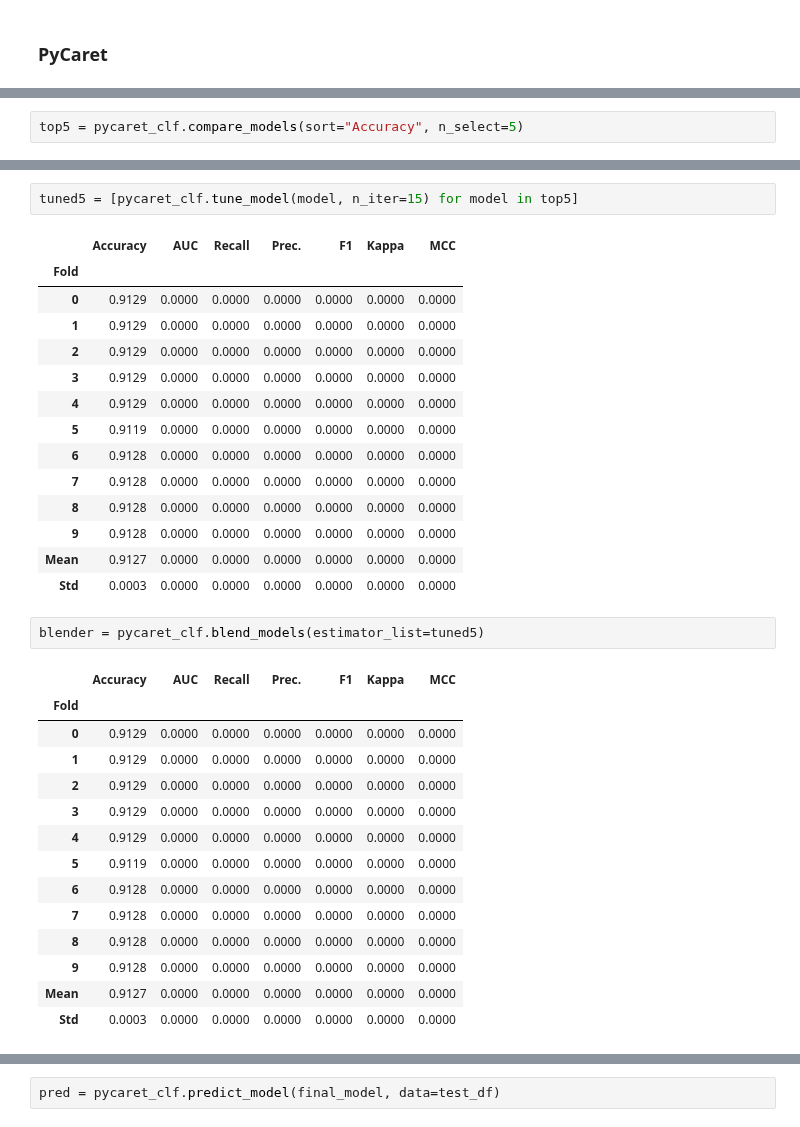
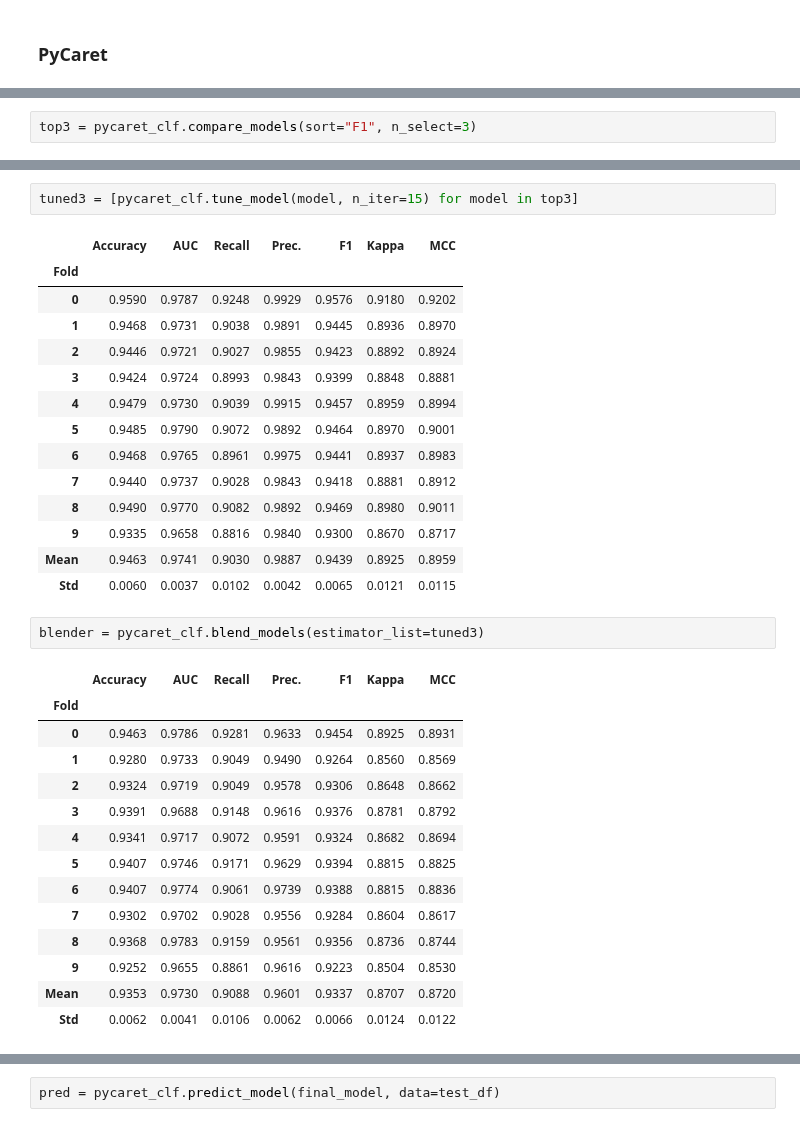
Before and after one commit to nuyhc/Struggles, a Jupyter notebook: Classifying Oil Conditions of Construction Machine/clf_oil_cond_cm.ipynb, the cells around one changed output, grey strips where cells are left out. Drawn from its saved outputs; the diff is of its cells as text.

Commit message:
tuned3 - xtc, rf, lgbm

```diff
--- a/Classifying Oil Conditions of Construction Machine/clf_oil_cond_cm.ipynb
+++ b/Classifying Oil Conditions of Construction Machine/clf_oil_cond_cm.ipynb
@@ -101,4 +205,4 @@ clf = pycaret_clf.models()
 # %%
-top5 = pycaret_clf.compare_models(sort="Accuracy", n_select=5)
+top3 = pycaret_clf.compare_models(sort="F1", n_select=3)
 # %% [output]
 |  | Model | Accuracy | AUC | Recall | Prec. | F1 | Kappa | MCC | TT (Sec) |
@@ -119,36 +223,36 @@ top5 = pycaret_clf.compare_models(sort="Accuracy", n_select=5)
 # %%
-tuned5 = [pycaret_clf.tune_model(model, n_iter=15) for model in top5]
+tuned3 = [pycaret_clf.tune_model(model, n_iter=15) for model in top3]
 # %% [output]
 |  | Accuracy | AUC | Recall | Prec. | F1 | Kappa | MCC |
 | Fold |  |  |  |  |  |  |  |
-| 0 | 0.9129 | 0.0000 | 0.0000 | 0.0000 | 0.0000 | 0.0000 | 0.0000 |
-| 1 | 0.9129 | 0.0000 | 0.0000 | 0.0000 | 0.0000 | 0.0000 | 0.0000 |
-| 2 | 0.9129 | 0.0000 | 0.0000 | 0.0000 | 0.0000 | 0.0000 | 0.0000 |
-| 3 | 0.9129 | 0.0000 | 0.0000 | 0.0000 | 0.0000 | 0.0000 | 0.0000 |
-| 4 | 0.9129 | 0.0000 | 0.0000 | 0.0000 | 0.0000 | 0.0000 | 0.0000 |
-| 5 | 0.9119 | 0.0000 | 0.0000 | 0.0000 | 0.0000 | 0.0000 | 0.0000 |
-| 6 | 0.9128 | 0.0000 | 0.0000 | 0.0000 | 0.0000 | 0.0000 | 0.0000 |
-| 7 | 0.9128 | 0.0000 | 0.0000 | 0.0000 | 0.0000 | 0.0000 | 0.0000 |
-| 8 | 0.9128 | 0.0000 | 0.0000 | 0.0000 | 0.0000 | 0.0000 | 0.0000 |
-| 9 | 0.9128 | 0.0000 | 0.0000 | 0.0000 | 0.0000 | 0.0000 | 0.0000 |
-| Mean | 0.9127 | 0.0000 | 0.0000 | 0.0000 | 0.0000 | 0.0000 | 0.0000 |
-| Std | 0.0003 | 0.0000 | 0.0000 | 0.0000 | 0.0000 | 0.0000 | 0.0000 |
+| 0 | 0.9590 | 0.9787 | 0.9248 | 0.9929 | 0.9576 | 0.9180 | 0.9202 |
+| 1 | 0.9468 | 0.9731 | 0.9038 | 0.9891 | 0.9445 | 0.8936 | 0.8970 |
+| 2 | 0.9446 | 0.9721 | 0.9027 | 0.9855 | 0.9423 | 0.8892 | 0.8924 |
+| 3 | 0.9424 | 0.9724 | 0.8993 | 0.9843 | 0.9399 | 0.8848 | 0.8881 |
+| 4 | 0.9479 | 0.9730 | 0.9039 | 0.9915 | 0.9457 | 0.8959 | 0.8994 |
+| 5 | 0.9485 | 0.9790 | 0.9072 | 0.9892 | 0.9464 | 0.8970 | 0.9001 |
+| 6 | 0.9468 | 0.9765 | 0.8961 | 0.9975 | 0.9441 | 0.8937 | 0.8983 |
+| 7 | 0.9440 | 0.9737 | 0.9028 | 0.9843 | 0.9418 | 0.8881 | 0.8912 |
+| 8 | 0.9490 | 0.9770 | 0.9082 | 0.9892 | 0.9469 | 0.8980 | 0.9011 |
+| 9 | 0.9335 | 0.9658 | 0.8816 | 0.9840 | 0.9300 | 0.8670 | 0.8717 |
+| Mean | 0.9463 | 0.9741 | 0.9030 | 0.9887 | 0.9439 | 0.8925 | 0.8959 |
+| Std | 0.0060 | 0.0037 | 0.0102 | 0.0042 | 0.0065 | 0.0121 | 0.0115 |
 # %%
-blender = pycaret_clf.blend_models(estimator_list=tuned5)
+blender = pycaret_clf.blend_models(estimator_list=tuned3)
 # %% [output]
 |  | Accuracy | AUC | Recall | Prec. | F1 | Kappa | MCC |
 | Fold |  |  |  |  |  |  |  |
-| 0 | 0.9129 | 0.0000 | 0.0000 | 0.0000 | 0.0000 | 0.0000 | 0.0000 |
-| 1 | 0.9129 | 0.0000 | 0.0000 | 0.0000 | 0.0000 | 0.0000 | 0.0000 |
-| 2 | 0.9129 | 0.0000 | 0.0000 | 0.0000 | 0.0000 | 0.0000 | 0.0000 |
-| 3 | 0.9129 | 0.0000 | 0.0000 | 0.0000 | 0.0000 | 0.0000 | 0.0000 |
-| 4 | 0.9129 | 0.0000 | 0.0000 | 0.0000 | 0.0000 | 0.0000 | 0.0000 |
-| 5 | 0.9119 | 0.0000 | 0.0000 | 0.0000 | 0.0000 | 0.0000 | 0.0000 |
-| 6 | 0.9128 | 0.0000 | 0.0000 | 0.0000 | 0.0000 | 0.0000 | 0.0000 |
-| 7 | 0.9128 | 0.0000 | 0.0000 | 0.0000 | 0.0000 | 0.0000 | 0.0000 |
-| 8 | 0.9128 | 0.0000 | 0.0000 | 0.0000 | 0.0000 | 0.0000 | 0.0000 |
-| 9 | 0.9128 | 0.0000 | 0.0000 | 0.0000 | 0.0000 | 0.0000 | 0.0000 |
-| Mean | 0.9127 | 0.0000 | 0.0000 | 0.0000 | 0.0000 | 0.0000 | 0.0000 |
-| Std | 0.0003 | 0.0000 | 0.0000 | 0.0000 | 0.0000 | 0.0000 | 0.0000 |
+| 0 | 0.9463 | 0.9786 | 0.9281 | 0.9633 | 0.9454 | 0.8925 | 0.8931 |
+| 1 | 0.9280 | 0.9733 | 0.9049 | 0.9490 | 0.9264 | 0.8560 | 0.8569 |
+| 2 | 0.9324 | 0.9719 | 0.9049 | 0.9578 | 0.9306 | 0.8648 | 0.8662 |
+| 3 | 0.9391 | 0.9688 | 0.9148 | 0.9616 | 0.9376 | 0.8781 | 0.8792 |
+| 4 | 0.9341 | 0.9717 | 0.9072 | 0.9591 | 0.9324 | 0.8682 | 0.8694 |
+| 5 | 0.9407 | 0.9746 | 0.9171 | 0.9629 | 0.9394 | 0.8815 | 0.8825 |
+| 6 | 0.9407 | 0.9774 | 0.9061 | 0.9739 | 0.9388 | 0.8815 | 0.8836 |
+| 7 | 0.9302 | 0.9702 | 0.9028 | 0.9556 | 0.9284 | 0.8604 | 0.8617 |
+| 8 | 0.9368 | 0.9783 | 0.9159 | 0.9561 | 0.9356 | 0.8736 | 0.8744 |
+| 9 | 0.9252 | 0.9655 | 0.8861 | 0.9616 | 0.9223 | 0.8504 | 0.8530 |
+| Mean | 0.9353 | 0.9730 | 0.9088 | 0.9601 | 0.9337 | 0.8707 | 0.8720 |
+| Std | 0.0062 | 0.0041 | 0.0106 | 0.0062 | 0.0066 | 0.0124 | 0.0122 |
 # %%
 final_model = pycaret_clf.finalize_model(blender)
```
Also changed, not shown: parts of 26 cells of this notebook.
